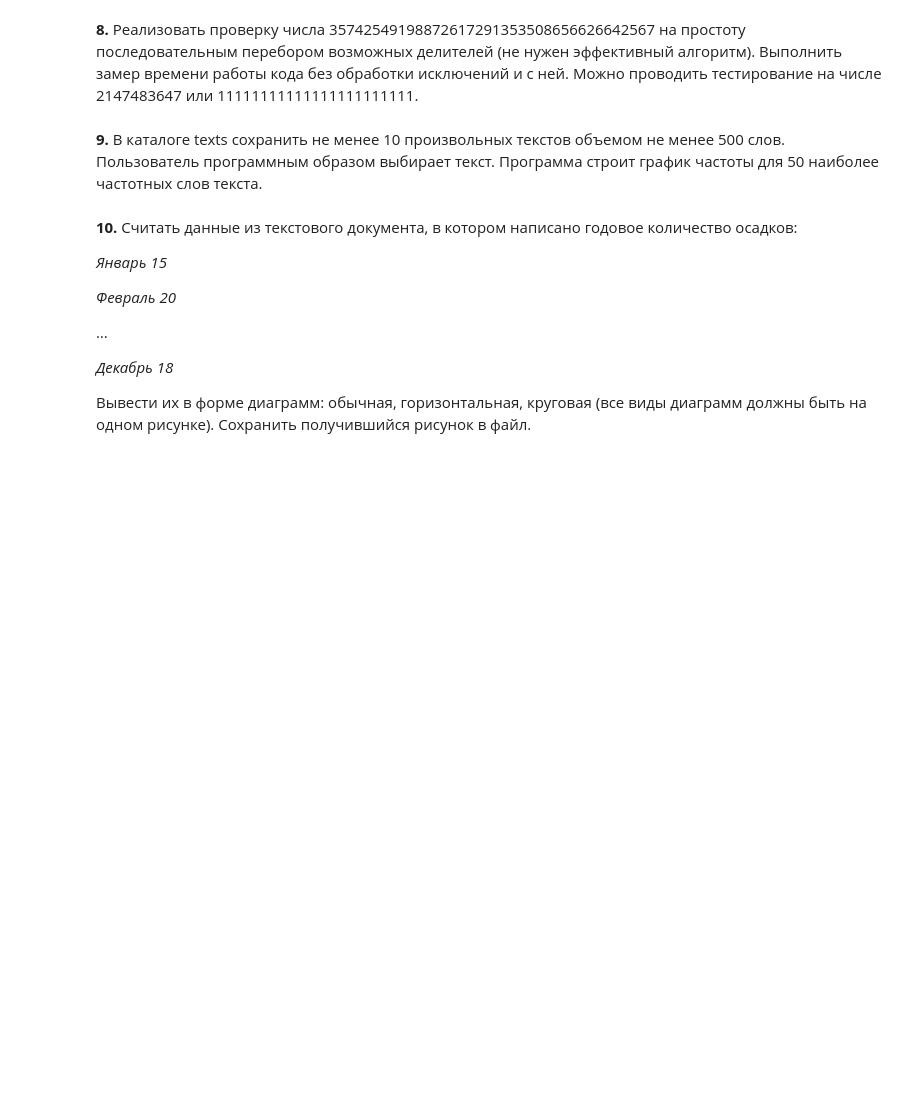
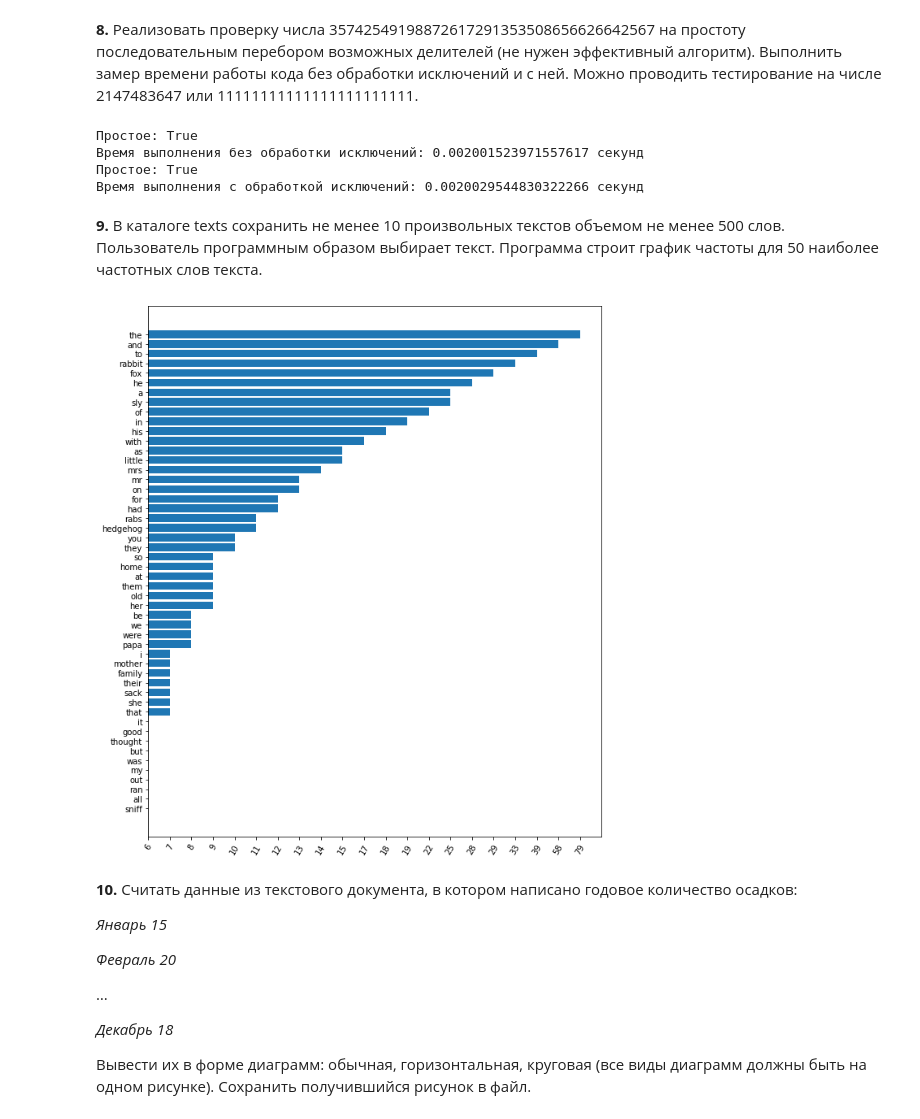
Before and after one commit to Strafred/vyatkaretto, a Jupyter notebook: lab_5/Lab_Python_5_PMI.ipynb, the cells around one changed output. Cells and saved outputs as stored; diff of their text form; code cells hidden in the pictures; blank space fills up the shorter version.

```diff
--- a/lab_5/Lab_Python_5_PMI.ipynb
+++ b/lab_5/Lab_Python_5_PMI.ipynb
@@ -230,6 +230,7 @@ print(matrix[:, order])
 **8.**	Реализовать проверку числа 35742549198872617291353508656626642567 на простоту последовательным перебором возможных делителей (не нужен эффективный алгоритм). Выполнить замер времени работы кода без обработки исключений и с ней. Можно проводить тестирование на числе 2147483647 или 11111111111111111111111.
 # %%
 import time
+
 
 def is_prime(n):
     if n <= 1:
@@ -243,26 +244,77 @@ def is_prime(n):
             return False
     return True
 
-number = 35742549198872617291353508656626642567
 
-# Без обработки исключений
+number = 2147483647
+
 start_time = time.time()
 result = is_prime(number)
 end_time = time.time()
 print(f"Простое: {result}")
 print(f"Время выполнения без обработки исключений: {end_time - start_time} секунд")
 
-# С обработкой исключений
 start_time = time.time()
+
 try:
     result = is_prime(number)
     print(f"Простое: {result}")
 except Exception as e:
     print(f"Произошла ошибка: {e}")
+
 end_time = time.time()
+
 print(f"Время выполнения с обработкой исключений: {end_time - start_time} секунд")
+# %% [output]
+Простое: True
+Время выполнения без обработки исключений: 0.002001523971557617 секунд
+Простое: True
+Время выполнения с обработкой исключений: 0.0020029544830322266 секунд
 # %% [markdown]
 **9.**	В каталоге texts сохранить не менее 10 произвольных текстов объемом не менее 500 слов.  Пользователь программным образом выбирает текст. Программа строит график частоты для 50 наиболее частотных слов текста.
+# %%
+import matplotlib.pyplot as plt
+import os
+import re
+
+texts = {}
+
+def load_texts(directory):
+    text_id = 1
+    for name in os.listdir(directory):
+        file_path = f"{directory}/{name}"
+        if os.path.isfile(file_path):
+            texts[str(text_id)] = (name.split('.')[0], file_path)
+        text_id += 1
+
+def histogram(s):
+    d = dict()
+    for c in s:
+        if c not in d:d[c] = 1
+        else:d[c] += 1
+    return d
+
+load_texts("texts")
+
+texts_info = ""
+for text_id in texts.keys():
+    texts_info += text_id + ": " + texts[text_id][0] + "\n"
+
+chosen_text_id = input("Введите номер текста который вы хотите проанализировать:\n" + texts_info)
+
+file = open(texts[chosen_text_id][1], "r")
+file_content = file.read()
+file.close()
+
+result = np.array(sorted(histogram(re.findall(r"\w+", file_content.casefold())).items(), key = lambda word_tuple: word_tuple[1], reverse=True)[:50])
+if len(result):
+    plt.figure(figsize=(10, 12))
+    plt.xticks(rotation=60)
+    plt.barh(list(reversed(result[:, 0])), list(reversed(result[:, 1])))
+    plt.show()
+else:
+    print("Пустой файл!")
+# %% [output]
+[figure, added]
 # %% [markdown]
 **10.**	Считать данные из текстового документа, в котором написано годовое количество осадков:
 
```
Also changed, not shown: 11 other files.
